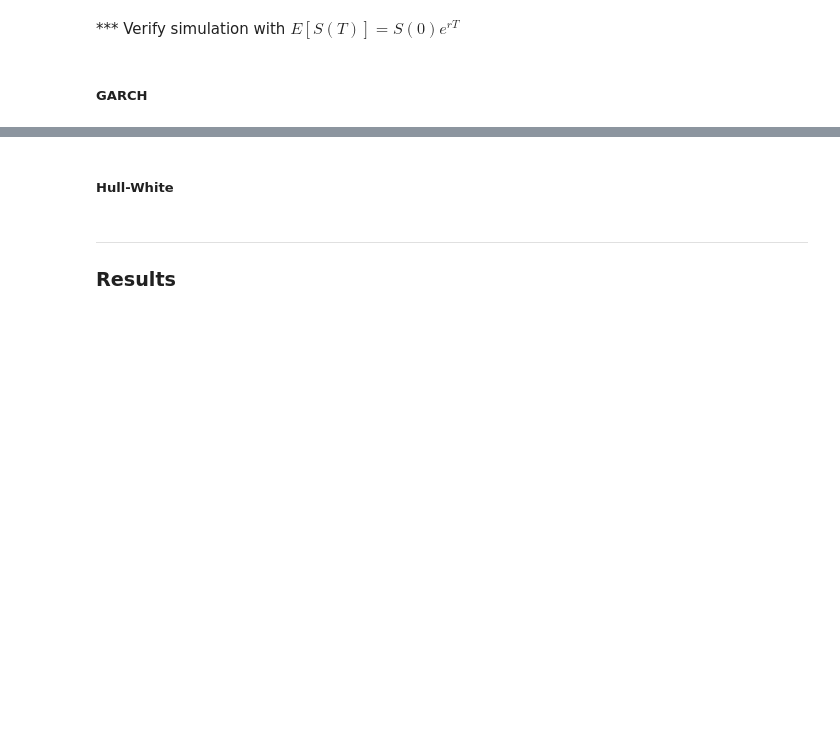
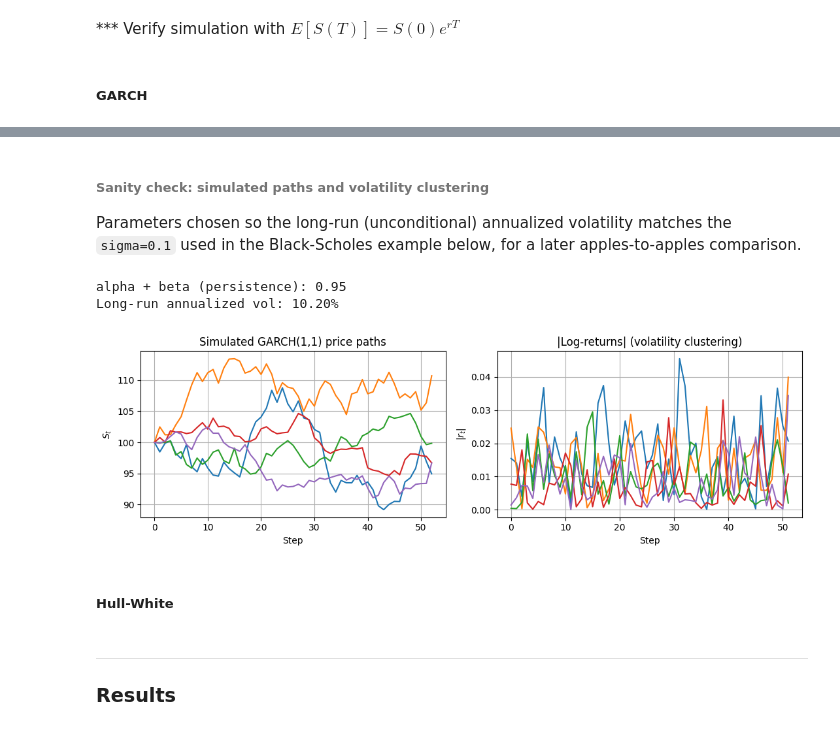
Before and after one commit to victorlabrecque/Research-Deep-Hedging-Volatility, a Jupyter notebook: Exploring_Deep_Hedging.ipynb, the cells around one changed output, grey strips where cells are left out. Drawn from its saved outputs; the diff is of its cells as text; code cells hidden in the pictures; blank space fills up the shorter version.

```diff
--- a/Exploring_Deep_Hedging.ipynb
+++ b/Exploring_Deep_Hedging.ipynb
@@ -469,3 +544,33 @@ $$
+# %% [markdown]
+###### Sanity check: simulated paths and volatility clustering
+
+Parameters chosen so the long-run (unconditional) annualized volatility matches the `sigma=0.1` used in the Black-Scholes example below, for a later apples-to-apples comparison.
+# %%
+garch_demo = GARCH(S=100, r=0.0, T=1, omega=1e-5, alpha=0.10, beta=0.85)
+print(f"alpha + beta (persistence): {garch_demo.alpha + garch_demo.beta:.2f}")
+print(f"Long-run annualized vol: {np.sqrt(garch_demo.unconditional_variance() * 52):.2%}")
+
+S_garch = garch_demo.GARCH_paths(N_steps=52, M_paths=5, seed=123)
+returns = np.diff(np.log(S_garch), axis=1)
+
+fig, axes = plt.subplots(1, 2, figsize=(11, 3.5))
+
+axes[0].plot(S_garch.T)
+axes[0].set_title("Simulated GARCH(1,1) price paths")
+axes[0].set_xlabel("Step"); axes[0].set_ylabel("$S_t$")
+axes[0].grid()
+
+axes[1].plot(np.abs(returns.T))
+axes[1].set_title("|Log-returns| (volatility clustering)")
+axes[1].set_xlabel("Step"); axes[1].set_ylabel("$|r_t|$")
+axes[1].grid()
+
+plt.tight_layout()
+plt.show()
+# %% [output]
+alpha + beta (persistence): 0.95
+Long-run annualized vol: 10.20%
+[figure, added]
 # %% [markdown]
 ##### Hull-White
 # %% [markdown]
```
Also changed, not shown: parts of 3 cells of this notebook, 1 other file.
